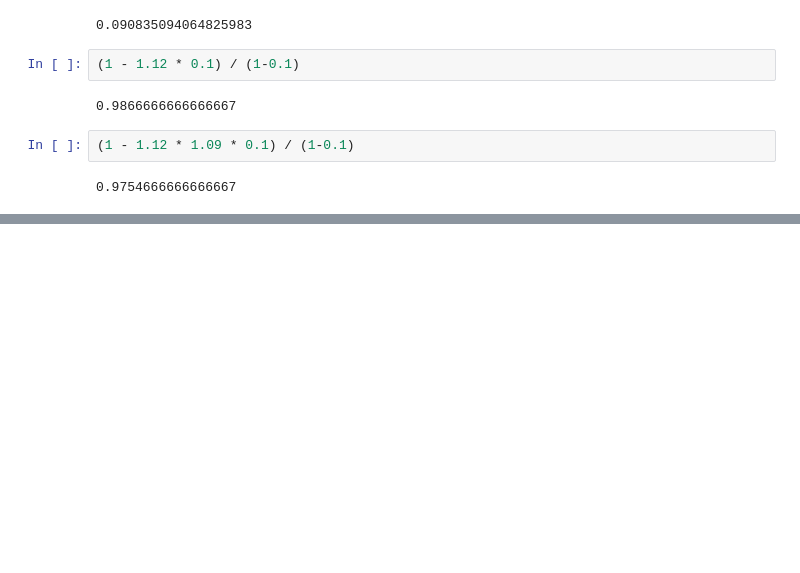
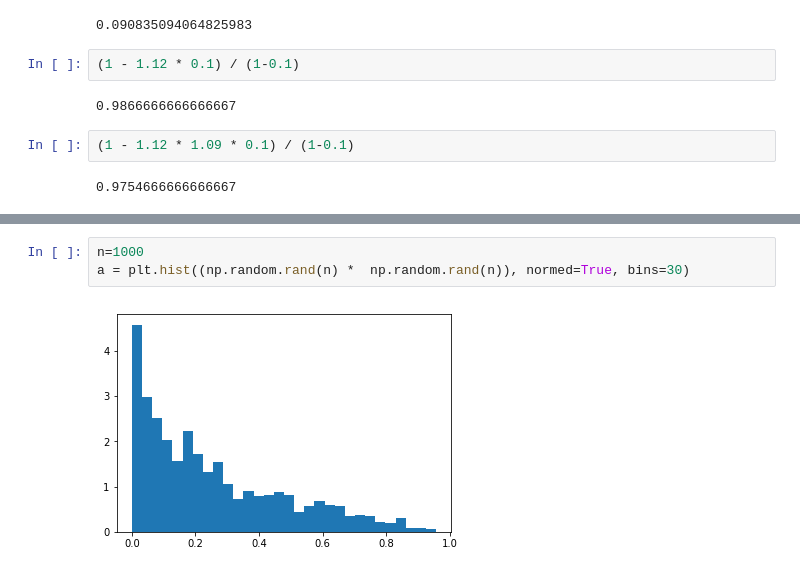
Before and after one commit to TKGgunter/screen_capturer, a Jupyter notebook: Untitled.ipynb, the cells around one changed output, grey strips where cells are left out. Cells and saved outputs as stored; diff of their text form; blank space fills up the shorter version.

```diff
--- a/Untitled.ipynb
+++ b/Untitled.ipynb
@@ -34,0 +40,5 @@ plt.plot(b, a_d)
+# %%
+n=1000
+a = plt.hist((np.random.rand(n) *  np.random.rand(n)), normed=True, bins=30)
+# %% [output]
+[figure, added]
```
Also changed, not shown: parts of 4 cells of this notebook, 50 other files.
